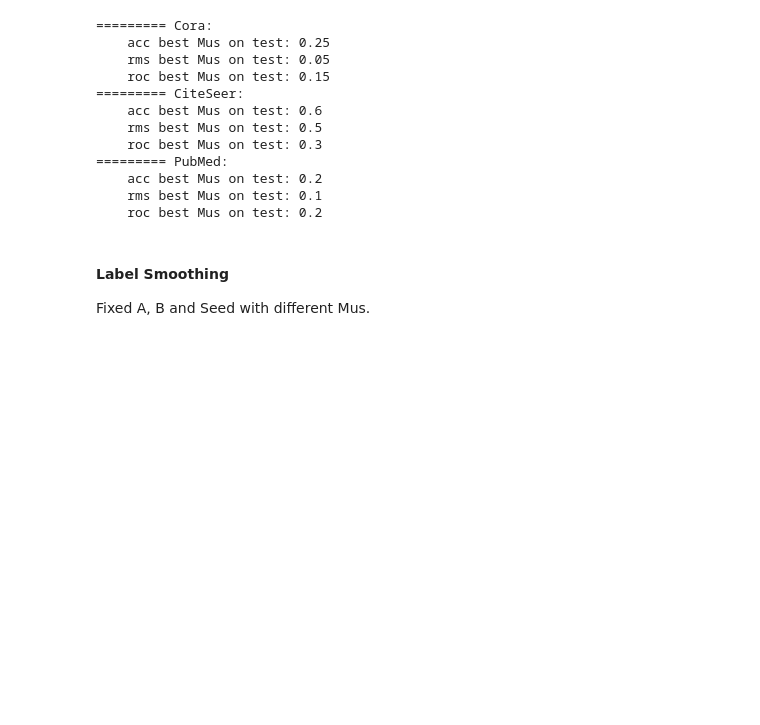
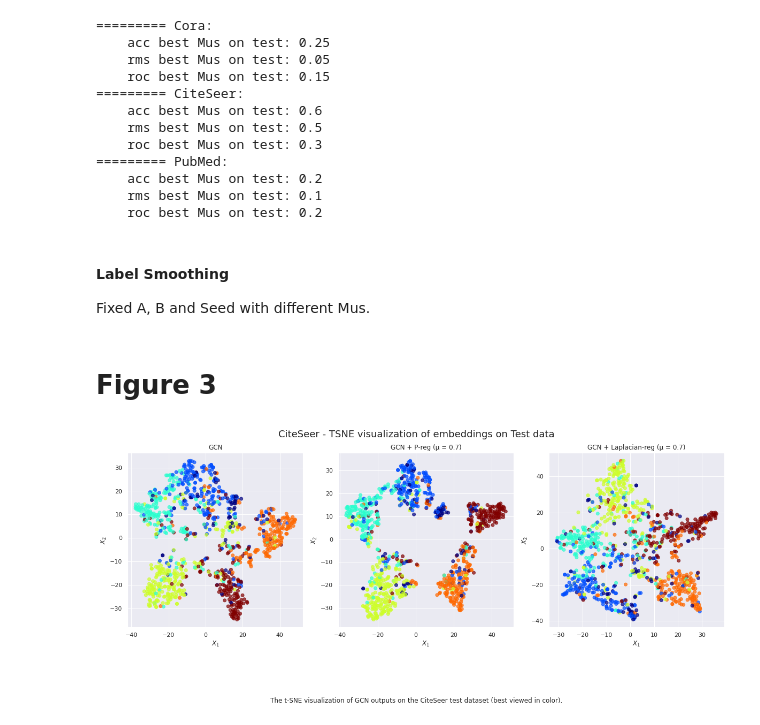
Before and after one commit to sandorfoldi/p-reg, a Jupyter notebook: notebooks/FinalAnalysisAbdul/Analysis.ipynb, the cells around one changed output. Saved outputs shown, nothing was run; the diff lists cells and outputs as text; code cells hidden in the pictures; blank space fills up the shorter version.

Commit message:
Figure 03 (TSNE of the embaddings)

```diff
--- a/notebooks/FinalAnalysisAbdul/Analysis.ipynb
+++ b/notebooks/FinalAnalysisAbdul/Analysis.ipynb
@@ -247,7 +248,7 @@ def evaluation( A = None, # int
         Results[dataset_name+'_roc' ] = []
         Results[dataset_name+'_loss'] = []
         Results[dataset_name+'_Z'   ] = []
-        Results[dataset_name+'_y'   ] = []
+        Results[dataset_name+'_test_mask'] = []
 
         # loop over params
         for i in range(params_len):
@@ -294,7 +295,7 @@ def evaluation( A = None, # int
             Results[dataset_name+'_roc' ].append(test_roc)
             Results[dataset_name+'_loss'].append(test_loss)
             Results[dataset_name+'_Z'   ].append(test_Z)
-            Results[dataset_name+'_y'   ].append(None)
+            Results[dataset_name+'_test_mask'].append(test_mask)
 
             # Print
             condition = ((verbose) & (i % 2 == 0)) if (params_len < 10) else ((verbose) & (i % 5 == 0))
@@ -365,3 +368,16 @@ def report_stats(Results, params, params_tag):
+# %%
+def load_dataset(dataset_name):
+    # define dataset
+    if dataset_name == 'Cora':
+        if ABDUL_G_DRIVE: dataset = Planetoid(root=f'data/Planetoid', name='Cora', transform=NormalizeFeatures())
+        else: dataset = Planetoid(root=f'/tmp/Cora', name='Cora', transform=NormalizeFeatures())
+    elif dataset_name == 'CiteSeer':
+        if ABDUL_G_DRIVE: dataset = Planetoid(root=f'data/Planetoid', name='CiteSeer', transform=NormalizeFeatures())
+        else: dataset = Planetoid(root=f'/tmp/CiteSeer', name='CiteSeer', transform=NormalizeFeatures())
+    elif dataset_name == 'PubMed':
+        if ABDUL_G_DRIVE: dataset = Planetoid(root=f'data/Planetoid', name='PubMed', transform=NormalizeFeatures())
+        else: dataset = Planetoid(root=f'/tmp/PubMed', name='PubMed', transform=NormalizeFeatures())
+    return dataset
 # %% [markdown]
 ## Clear variable Function
 # %%
@@ -814,3 +830,5 @@ report_stats(Results, params, params_tag)
 # %% [markdown]
 #### Label Smoothing
 Fixed A, B and Seed with different Mus.
+# %% [markdown]
+# Figure 3
@@ -816,0 +929,4 @@ Fixed A, B and Seed with different Mus.
+# %%
+TSNE_Report(*TSNE_Runs('CiteSeer', reg_mu = 0.7))
+# %% [output]
+[figure, added]
```
Also changed, not shown: parts of 6 cells of this notebook.
